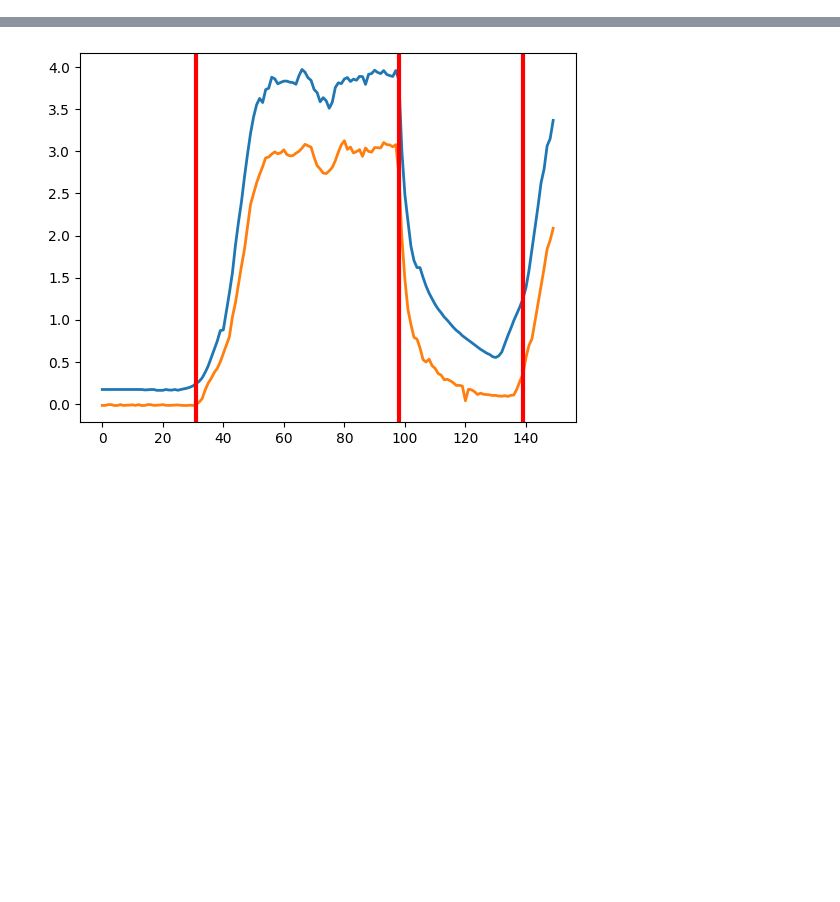
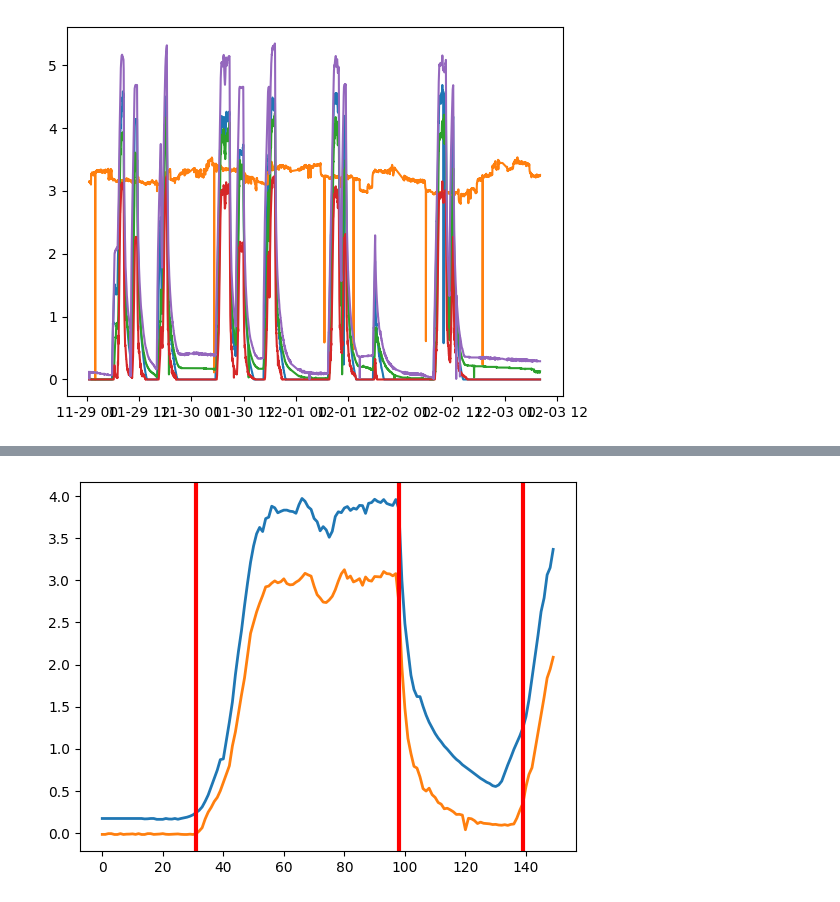
Before and after one commit to nmucke/IISc-campus-WDN, a Jupyter notebook: notebooks/active_hours.ipynb, the cells around one changed output, grey strips where cells are left out. Saved outputs shown, nothing was run; the diff lists cells and outputs as text; code cells hidden in the pictures; blank space fills up the shorter version.

```diff
--- a/notebooks/active_hours.ipynb
+++ b/notebooks/active_hours.ipynb
@@ -115,6 +115,16 @@ df_sensors_no_leak = pd.concat(df_no_leak, ignore_index=True)
 
 for i in sensors:
     df_sensors_no_leak[f'pressure_{i}'] = df_sensors_no_leak[f'pressure_{i}'].apply(lambda x: x if x > 0 else 0)
+# %%
+plt.figure()
+plt.plot(df_sensors_no_leak['Time'], df_sensors_no_leak['pressure_1'])
+plt.plot(df_sensors_no_leak['Time'], df_sensors_no_leak['pressure_2'])
+plt.plot(df_sensors_no_leak['Time'], df_sensors_no_leak['pressure_3'])
+plt.plot(df_sensors_no_leak['Time'], df_sensors_no_leak['pressure_4'])
+plt.plot(df_sensors_no_leak['Time'], df_sensors_no_leak['pressure_6'])
+plt.show()
+# %% [output]
+[figure, added]
 # %%
 df_no_leak_scaled = df_sensors_no_leak.drop(['Time'], axis=1)
 min_max_scaler = preprocessing.MinMaxScaler()
```
Also changed, not shown: parts of 2 cells of this notebook, 1 other file.
